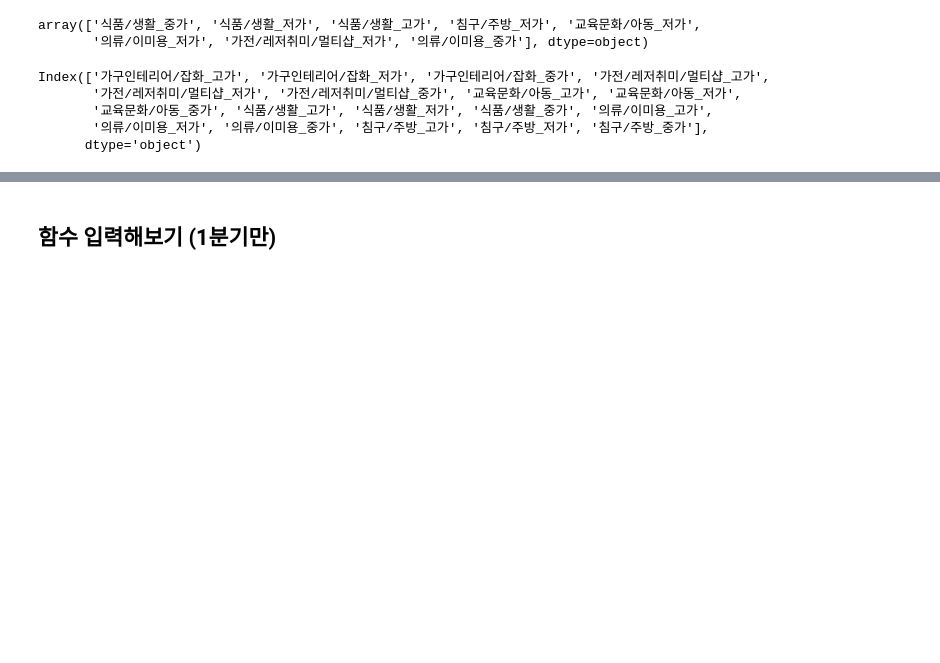
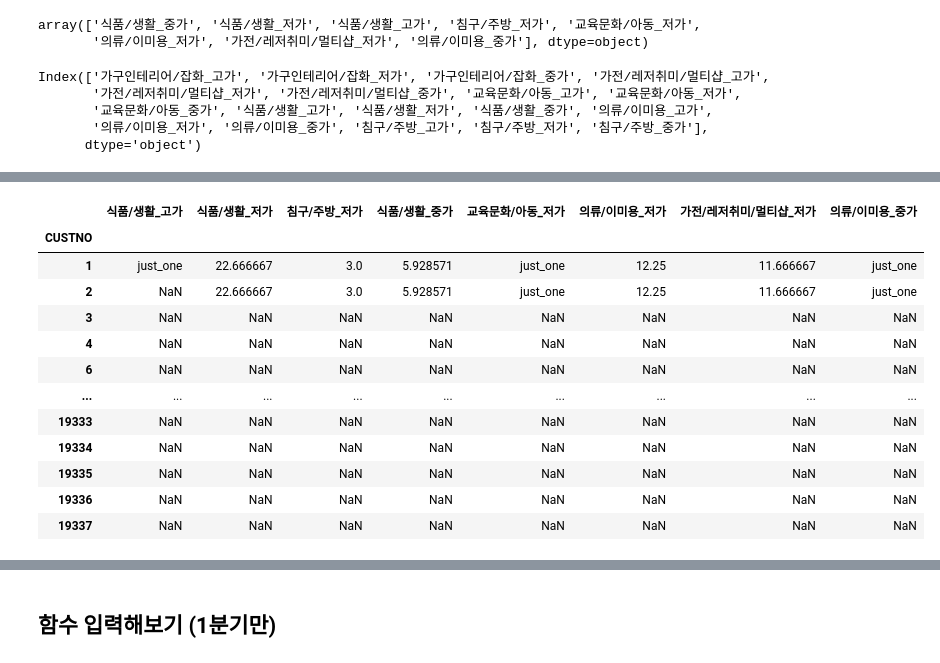
Before and after one commit to leejunghyunA/second_projects, a Jupyter notebook: R_평균구매주기_1022_정현.ipynb, the cells around one changed output, grey strips where cells are left out. Saved outputs shown, nothing was run; the diff lists cells and outputs as text; code cells hidden in the pictures; blank space fills up the shorter version.

```diff
--- a/R_평균구매주기_1022_정현.ipynb
+++ b/R_평균구매주기_1022_정현.ipynb
@@ -224,3 +514,0 @@ df_cust.shape
-# %%
-df_cust_2 = pur_q1_2[pur_q1_2['CUSTNO']==17218]
-df_cust_2.head()
@@ -238,5 +534,2 @@ df_cust_2.shape
 # %% [markdown]
 - 두 데이터 합치기
-# %%
-t_df = pd.concat([df_cust, df_cust_2])
-t_df
@@ -276,7 +541,7 @@ t_df['TOTAL_CAT'].unique()
 array(['식품/생활_중가', '식품/생활_저가', '식품/생활_고가', '침구/주방_저가', '교육문화/아동_저가',
        '의류/이미용_저가', '가전/레저취미/멀티샵_저가', '의류/이미용_중가'], dtype=object)
 # %%
-t_df_cat = t_df[t_df['TOTAL_CAT'] == '식품/생활_중가']
+t_df_cat = q1[q1['TOTAL_CAT'] == '식품/생활_중가']
 t_df_cat.head()
 # %% [output]
 |  | CUSTNO | ASSO | STCODE | RNO | BBCL | BCL | MCL | SCL | TYPE | PURDATE | PURYEAR | ... |
@@ -438,15 +701,15 @@ Index(['가구인테리어/잡화_고가', '가구인테리어/잡화_저가', '
 # 1. 분기별 df
 def total_mean_purchase(quater):
 
-    # 반출한 df
-    total_df = pd.DataFrame(index = total_.index, columns = total_.columns)
+    # 반출할 df
+    total_df = pd.DataFrame(index = total_.index)
 
     # 1. 1~4분기
     if quater < 5 :
         q_df_1 = purchase_n1[(purchase_n1['PURYEAR']==2014)&(purchase_n1['QUARTER']==quater)]
         q_df_2 = purchase_n2[(purchase_n2['PURYEAR']==2014)&(purchase_n2['QUARTER']==quater)]
 
-    elif quater >4 :
+    elif quater > 4 :
         quater_ = quater - 4
         q_df_1 = purchase_n1[(purchase_n1['PURYEAR']==2015)&(purchase_n1['QUARTER']==quater_)]
         q_df_2 = purchase_n2[(purchase_n2['PURYEAR']==2015)&(purchase_n2['QUARTER']==quater_)]
@@ -492,3 +755,76 @@ def total_mean_purchase(quater):
             total_df.loc[cust, cate] = mean_date
 
     return total_df
+# %%
+# 카테고리
+
+# 1. 분기별 df
+def total_mean_purchase(quater):
+
+    # 반출한 df
+    total_df = pd.DataFrame(index = total_.index)
+
+    # 1. 1~4분기
+    if quater < 5 :
+        q_df_1 = purchase_n1[(purchase_n1['PURYEAR']==2014)&(purchase_n1['QUARTER']==quater)]
+        q_df_2 = purchase_n2[(purchase_n2['PURYEAR']==2014)&(purchase_n2['QUARTER']==quater)]
+
+    elif quater >4 :
+        quater_ = quater - 4
+        q_df_1 = purchase_n1[(purchase_n1['PURYEAR']==2015)&(purchase_n1['QUARTER']==quater_)]
+        q_df_2 = purchase_n2[(purchase_n2['PURYEAR']==2015)&(purchase_n2['QUARTER']==quater_)]
+
+    display(q_df_1.head())
+    display(q_df_2.head())
+    # 2. 고객별
+    for cust in [1, 2]:
+        df_cust_1 = q_df_1[q_df_1['CUSTNO']== cust]
+        df_csut_2 = q_df_2[q_df_2['CUSTNO']== cust]
+        # 두 데이터 합치기
+        t_df = pd.concat([df_cust_1, df_cust_2])
+
+        # 카테고리 + 금액타입 컬럼 생성
+        t_df['TOTAL_CAT'] = t_df['BBCL'] + '_' + t_df['PRICE_TYPE']
+
+        print("총 카테고리 추가 df")
+        display(t_df.head())
+        # 3. 각 카테고리 별로 구매주기 확인
+        for cate in t_df['TOTAL_CAT'].unique():
+            t_df_cat = t_df[t_df['TOTAL_CAT'] == cate]
+
+            # 해당 카테고리의 구매날만 보기
+            cat_date = t_df_cat['PURDATE'].unique().tolist()
+            cat_date.sort(reverse = True)
+
+            # 구매일이 없으면 pass
+            if len(cat_date) == 0:
+                pass
+            elif len(cat_date) == 1: # 한번만 구매했을 때
+                mean_date = 'just_one'
+
+            else:
+                # 4. 평균 구매주기
+                date_li = []
+                for day_ind in range(len(cat_date)-1):
+                    day_after = cat_date[day_ind]
+                    day_before = cat_date[day_ind + 1]
+                    # 다음구매일 - 전구매일
+                    date = datetime.strptime(str(day_after),'%Y%m%d') - datetime.strptime(str(day_before),'%Y%m%d')
+                    date_li.append(date.days)
+
+                # 최종 입력할 평균 구매빈도일
+                mean_date = sum(date_li) / len(date_li)
+                print(cate)
+                print('평균 구매 주기 리스트')
+                print(date_li)
+                print('평균 구매 주기')
+                print(mean_date)
+
+# 5. 최종 df 입력: 해당 고객의 카테고리 컬럼에 값 추가
+            total_df.loc[cust, cate] = mean_date
+
+    return total_df
+
+R_cust_2 = total_mean_purchase(1)
+R_cust_2
+# %% [output]
@@ -494,0 +890,13 @@ def total_mean_purchase(quater):
+|  | 식품/생활_고가 | 식품/생활_저가 | 침구/주방_저가 | 식품/생활_중가 | 교육문화/아동_저가 | 의류/이미용_저가 | 가전/레저취미/멀티샵_저가 | 의류/이미용_중가 |
+| CUSTNO |  |  |  |  |  |  |  |  |
+| 1 | just_one | 22.666667 | 3.0 | 5.928571 | just_one | 12.25 | 11.666667 | just_one |
+| 2 | NaN | 22.666667 | 3.0 | 5.928571 | just_one | 12.25 | 11.666667 | just_one |
+| 3 | NaN | NaN | NaN | NaN | NaN | NaN | NaN | NaN |
+| 4 | NaN | NaN | NaN | NaN | NaN | NaN | NaN | NaN |
+| 6 | NaN | NaN | NaN | NaN | NaN | NaN | NaN | NaN |
+| ... | ... | ... | ... | ... | ... | ... | ... | ... |
+| 19333 | NaN | NaN | NaN | NaN | NaN | NaN | NaN | NaN |
+| 19334 | NaN | NaN | NaN | NaN | NaN | NaN | NaN | NaN |
+| 19335 | NaN | NaN | NaN | NaN | NaN | NaN | NaN | NaN |
+| 19336 | NaN | NaN | NaN | NaN | NaN | NaN | NaN | NaN |
+| 19337 | NaN | NaN | NaN | NaN | NaN | NaN | NaN | NaN |
```
Also changed, not shown: parts of 67 cells of this notebook.
